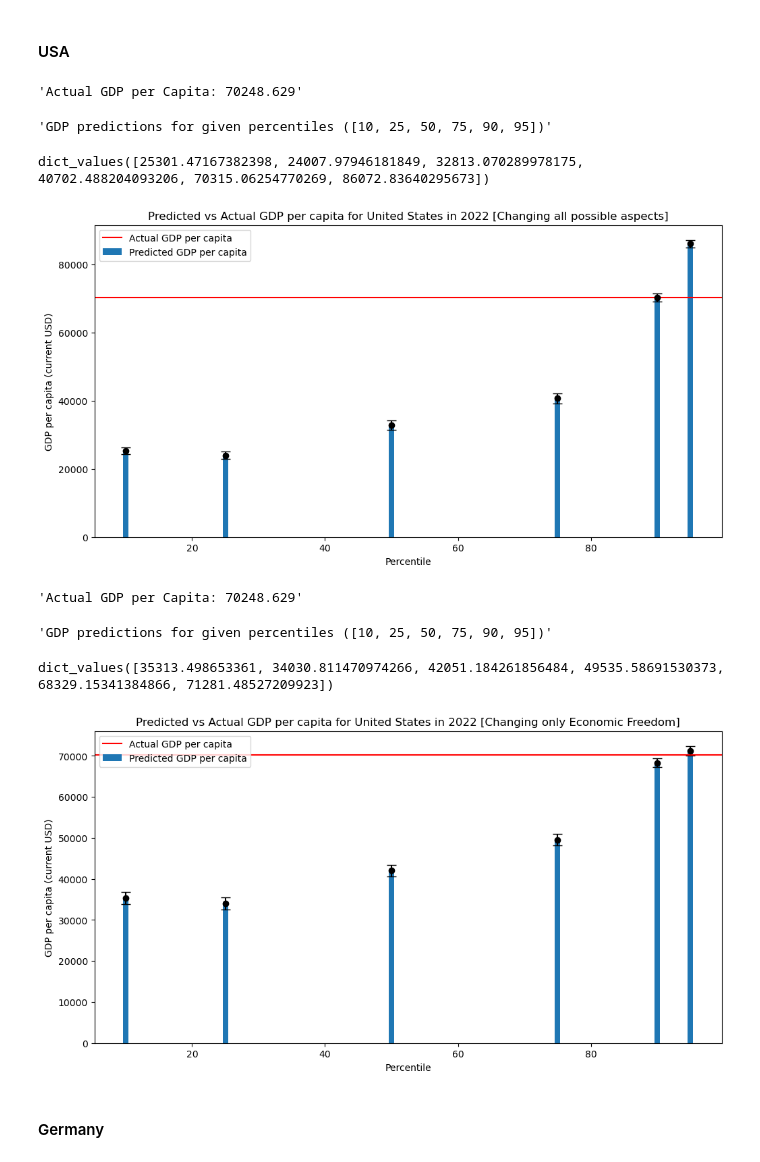
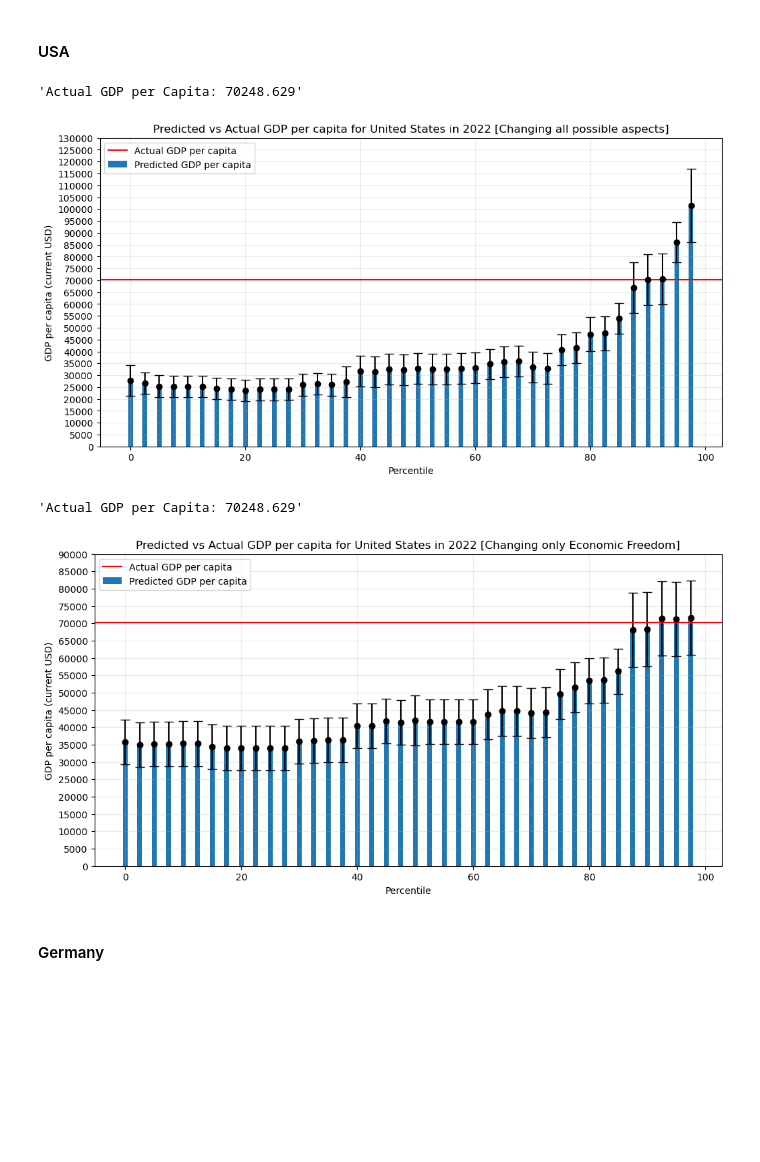
Before and after one commit to GustavoSept/Economic_Freedom_Analysis, a Jupyter notebook: Python_Data Analysis/06_PredictiveModel_02_finalOutput.ipynb, the cells around one changed output. Saved outputs shown, nothing was run; the diff lists cells and outputs as text; code cells hidden in the pictures; blank space fills up the shorter version.

Commit message:
Improved final plots Error Estimation is more accurate (using residuals, and more buckets) Chart Ticks are now dynamic Improved performance by pre-training the model once, and re-using it

```diff
--- a/Python_Data Analysis/06_PredictiveModel_02_finalOutput.ipynb
+++ b/Python_Data Analysis/06_PredictiveModel_02_finalOutput.ipynb
@@ -392,0 +408,4 @@ segment_errors = calculate_errorEstimate()
+# %%
+X_train, _, y_train, _ = dataSplitter(df_master,splitFactor=0.99)
+gb_model = GradientBoostingRegressor(n_estimators=250, learning_rate=0.1, random_state=42)
+gb_model.fit(X_train, y_train)
@@ -393,7 +414,7 @@ segment_errors = calculate_errorEstimate()
 # %%
 pd.set_option('display.max_columns', None)
 
-def plot_GDP_projection(countryName = 'Brazil', isFloored = False, onlyEF = False, df = df_master, percentileList = [10,25,50,75,90,95], segment_errors = segment_errors):
+def plot_GDP_projection(countryName = 'Brazil', isFloored = False, onlyEF = False, df = df_master, percentileList = np.arange(0,100,2.5), segment_errors = segment_errors, model = None):
     '''
         Projects GDP per Capita values for any given country in the dataSet,
         testing different values for 'Economic Freedom', 'Education' and 'Infra and other economic factors' features.
@@ -406,21 +427,22 @@ def plot_GDP_projection(countryName = 'Brazil', isFloored = False, onlyEF = Fals
         df: data source
         percentileList: specific percentiles to test on
         segment_errors: calculated previously. Helps us estimate some sort of simpler confidence interval (or expected Error)
+        mode: If you have a pretrained model, use that instead
 
     '''
-
-    X_train, _, y_train, _ = dataSplitter(df,splitFactor=0.99)
-
     predicted_values = {}
     error_bars = {}
+    yMax = 1000 # default base value for chart Height
     base_y_test = None
 
     # Where we store the base parameters to swap later
     Country_parameters = df[(df['Country Name'] == countryName) & (df['Index Year'] == 2022)]
 
     # Fit GradientBoostingRegressor model
-    model = GradientBoostingRegressor(n_estimators=250, learning_rate=0.1, random_state=42)
-    model.fit(X_train, y_train)
+    if not model:
+        X_train, _, y_train, _ = dataSplitter(df,splitFactor=0.99)
+        model = GradientBoostingRegressor(n_estimators=250, learning_rate=0.1, random_state=42)
+        model.fit(X_train, y_train)
 
     for percentile in percentileList:
 
@@ -472,6 +494,10 @@ def plot_GDP_projection(countryName = 'Brazil', isFloored = False, onlyEF = Fals
         yHat = model.predict(X_test)
         predicted_gdp = yHat[0]
 
+        # Storing min and max values
+        if predicted_gdp > yMax:
+            yMax = predicted_gdp
+
         # Store the predicted value for the current percentile
         predicted_values[percentile] = predicted_gdp
 
@@ -490,7 +516,7 @@ def plot_GDP_projection(countryName = 'Brazil', isFloored = False, onlyEF = Fals
             base_y_test = y_test.iloc[0]['GDP per capita (current USD)']
 
     display(f'Actual GDP per Capita: {base_y_test}')
-    display(f'GDP predictions for given percentiles ({percentileList})',predicted_values.values())
+    #display(f'GDP predictions for given percentiles ({percentileList})',predicted_values.values())
 
     # Now we have all predicted values and the base y_test, let's plot them
     plt.figure(figsize=(12, 6))
@@ -504,12 +530,15 @@ def plot_GDP_projection(countryName = 'Brazil', isFloored = False, onlyEF = Fals
     plt.xlabel('Percentile')
     plt.ylabel('GDP per capita (current USD)')
 
+    plt.yticks(np.arange(0, yMax*1.3, 2500 if yMax < 31000 else 5000))
+
     if not onlyEF:
         plt.title(f'Predicted vs Actual GDP per capita for {countryName} in 2022 [Changing all possible aspects]')
     else:
         plt.title(f'Predicted vs Actual GDP per capita for {countryName} in 2022 [Changing only Economic Freedom]')
 
     plt.legend()
+    plt.grid(True, alpha=0.25)
     plt.show()
 # %% [markdown]
 #### Brazil
@@ -529,18 +554,14 @@ dict_values([9221.64276508132, 8342.262872508654, 8888.39264984848, 12612.156757
 # %% [markdown]
 #### USA
 # %%
-plot_GDP_projection('United States')
+plot_GDP_projection('United States', model = gb_model)
 
-plot_GDP_projection('United States',onlyEF=True)
+plot_GDP_projection('United States',onlyEF=True, model = gb_model)
 # %% [output]
 'Actual GDP per Capita: 70248.629'
+[figure, new version]
-'GDP predictions for given percentiles ([10, 25, 50, 75, 90, 95])'
+'Actual GDP per Capita: 70248.629'
-dict_values([25301.47167382398, 24007.97946181849, 32813.070289978175, 40702.488204093206, 70315.06254770269, 86072.83640295673])
-[figure, old version]
-'Actual GDP per Capita: 70248.629'
-'GDP predictions for given percentiles ([10, 25, 50, 75, 90, 95])'
-dict_values([35313.498653361, 34030.811470974266, 42051.184261856484, 49535.58691530373, 68329.15341384866, 71281.48527209923])
-[figure, old version]
+[figure, new version]
 # %% [markdown]
 #### Germany
 # %%
```
Also changed, not shown: parts of 7 cells of this notebook.
